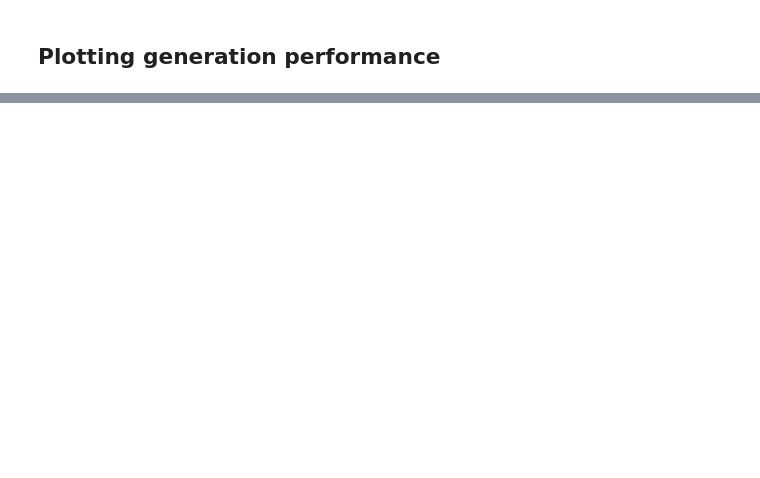
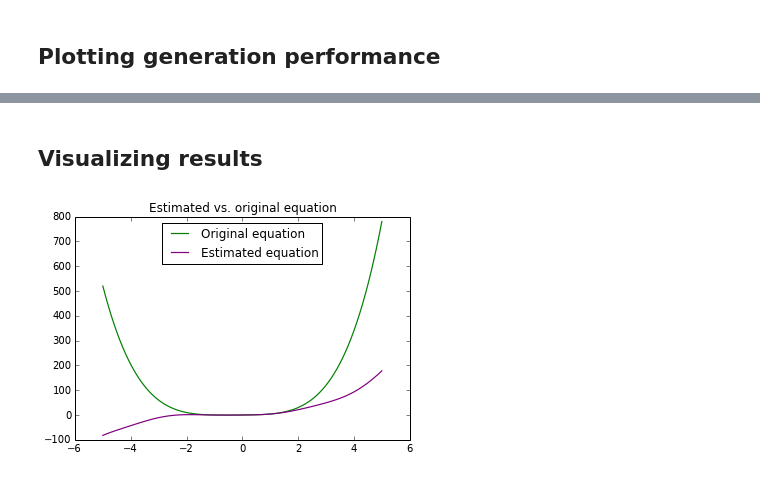
Before and after one commit to szebenyib/thesis, a Jupyter notebook: DEAP GP Tutorial.ipynb, the cells around one changed output, grey strips where cells are left out. Saved outputs shown, nothing was run; the diff lists cells and outputs as text; code cells hidden in the pictures; blank space fills up the shorter version.

```diff
--- a/DEAP GP Tutorial.ipynb
+++ b/DEAP GP Tutorial.ipynb
@@ -326,2 +242,21 @@ cancel(sympy_equation)
 # %%
 init_printing(pretty_print=False)
+# %% [markdown]
+## Visualizing results
+# %%
+estimated_equation = cancel(sympy_equation)
+from_to = np.linspace(-5, 5, 100, endpoint = True)
+original_equation_values = map(original_equation, from_to)
+estimated_equation_lambdified = lambdify(x, estimated_equation, "numpy")
+estimated_equation_values = estimated_equation_lambdified(from_to)
+
+plt.plot(from_to, original_equation_values, color="green", linewidth=1.2,
+     label="Original equation")
+plt.plot(from_to, estimated_equation_values, color="purple", linewidth=1.2,
+     label="Estimated equation")
+#fill_between(generations, minimums, maximums, color="green",
+#             alpha=0.1)
+plt.legend(loc='upper center')
+plt.title('Estimated vs. original equation');
+# %% [output]
+[figure, added]
```
Also changed, not shown: parts of 32 cells of this notebook.
